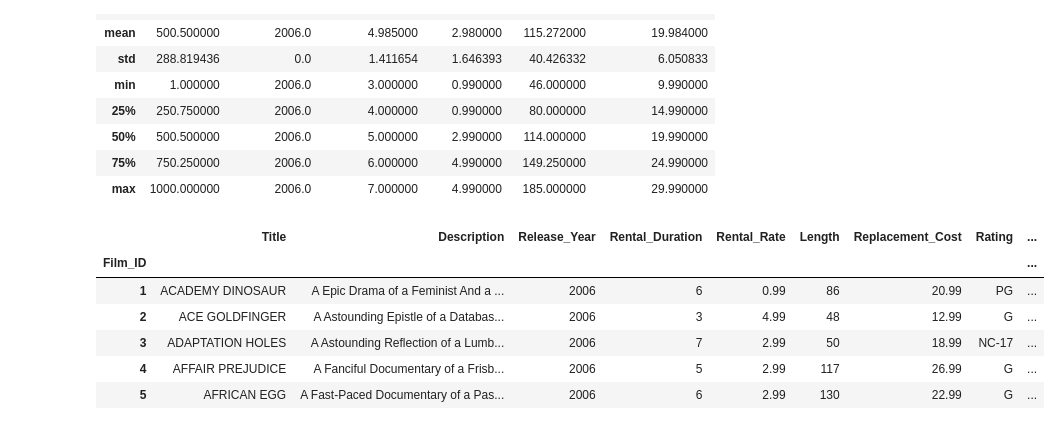
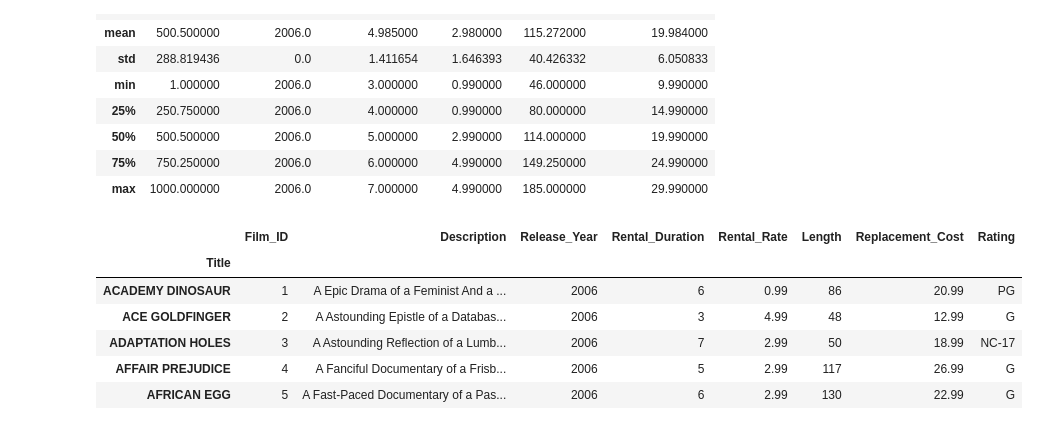
Before and after one commit to simone-garcia/Basic-Python, a Jupyter notebook: Importing CSVs Using Pandas.ipynb, the cells around one changed output. Cells and saved outputs as stored; diff of their text form; code cells hidden in the pictures.

```diff
--- a/Importing CSVs Using Pandas.ipynb
+++ b/Importing CSVs Using Pandas.ipynb
@@ -33,7 +33,7 @@ Index(['film_id', 'title', 'description', 'release_year', 'language_id',
 #Rename Columns
 organized_film_df = film_file_df.rename(columns={"film_id":"Film_ID", "title": "Title", 'description':'Description', 'release_year':'Release_Year','language_id':'Language_ID',
        'original_language_id':'Original_Language_ID', 'rental_duration':'Rental_Duration', 'rental_rate':'Rental_Rate', 'length':'Length',
-       'replacement_cost':'Replacement_Cost', 'rating':'Rating', 'last_update':'Last_Update', 'special_features':'Speacial_Features',
+       'replacement_cost':'Replacement_Cost', 'rating':'Rating', 'last_update':'Last_Update', 'special_features':'Special_Features',
        'fulltext':'Fulltext'})
 
 organized_film_df.head()
@@ -72,7 +72,7 @@ organized_film_df['Original_Language_ID'].unique()
 array([nan])
 # %%
 #Drop Language Columns
-organized_film_df = organized_film_df.drop(columns=['Language_ID', 'Original_Language_ID'])
+organized_film_df = organized_film_df.drop(columns=['Language_ID', 'Original_Language_ID','Last_Update','Special_Features','Fulltext'])
 organized_film_df.head()
 # %% [output]
 |  | Film_ID | Title | Description | Release_Year | Rental_Duration | Rental_Rate | Length | Replacement_Cost | ... |
@@ -113,13 +110,13 @@ organized_film_df.describe()
 | max | 1000.000000 | 2006.0 | 7.000000 | 4.990000 | 185.000000 | 29.990000 |
 # %%
 # Set New Index to Film ID
-organized_film_df = organized_film_df.set_index("Film_ID")
+organized_film_df = organized_film_df.set_index("Title")
 organized_film_df.head()
 # %% [output]
-|  | Title | Description | Release_Year | Rental_Duration | Rental_Rate | Length | Replacement_Cost | Rating | ... |
-| Film_ID |  |  |  |  |  |  |  |  | ... |
-| 1 | ACADEMY DINOSAUR | A Epic Drama of a Feminist And a ... | 2006 | 6 | 0.99 | 86 | 20.99 | PG | ... |
-| 2 | ACE GOLDFINGER | A Astounding Epistle of a Databas... | 2006 | 3 | 4.99 | 48 | 12.99 | G | ... |
-| 3 | ADAPTATION HOLES | A Astounding Reflection of a Lumb... | 2006 | 7 | 2.99 | 50 | 18.99 | NC-17 | ... |
-| 4 | AFFAIR PREJUDICE | A Fanciful Documentary of a Frisb... | 2006 | 5 | 2.99 | 117 | 26.99 | G | ... |
-| 5 | AFRICAN EGG | A Fast-Paced Documentary of a Pas... | 2006 | 6 | 2.99 | 130 | 22.99 | G | ... |
+|  | Film_ID | Description | Release_Year | Rental_Duration | Rental_Rate | Length | Replacement_Cost | Rating |
+| Title |  |  |  |  |  |  |  |  |
+| ACADEMY DINOSAUR | 1 | A Epic Drama of a Feminist And a ... | 2006 | 6 | 0.99 | 86 | 20.99 | PG |
+| ACE GOLDFINGER | 2 | A Astounding Epistle of a Databas... | 2006 | 3 | 4.99 | 48 | 12.99 | G |
+| ADAPTATION HOLES | 3 | A Astounding Reflection of a Lumb... | 2006 | 7 | 2.99 | 50 | 18.99 | NC-17 |
+| AFFAIR PREJUDICE | 4 | A Fanciful Documentary of a Frisb... | 2006 | 5 | 2.99 | 117 | 26.99 | G |
+| AFRICAN EGG | 5 | A Fast-Paced Documentary of a Pas... | 2006 | 6 | 2.99 | 130 | 22.99 | G |
```
Also changed, not shown: parts of 6 cells of this notebook, 1 other file.
